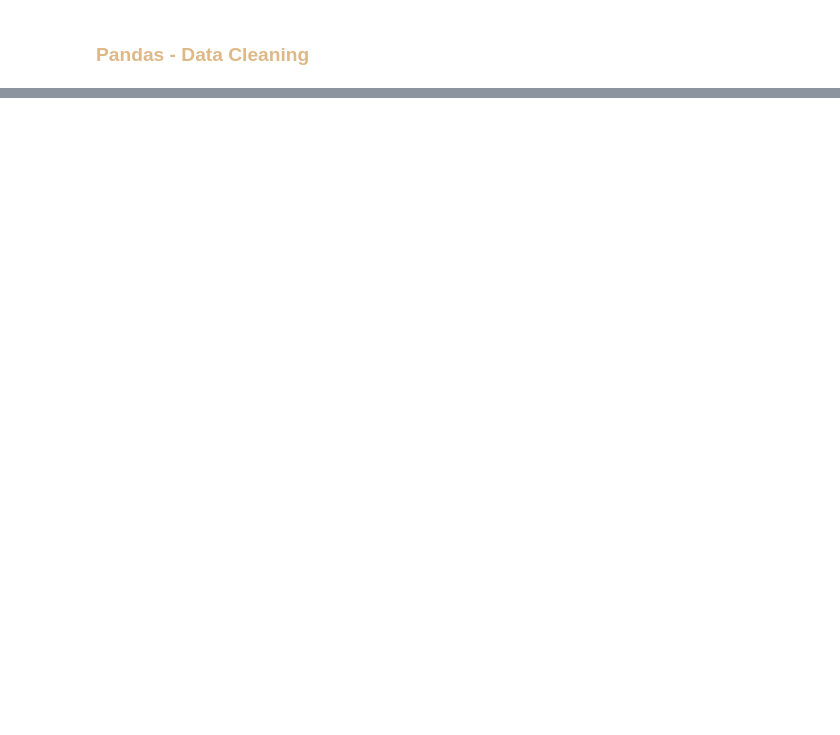
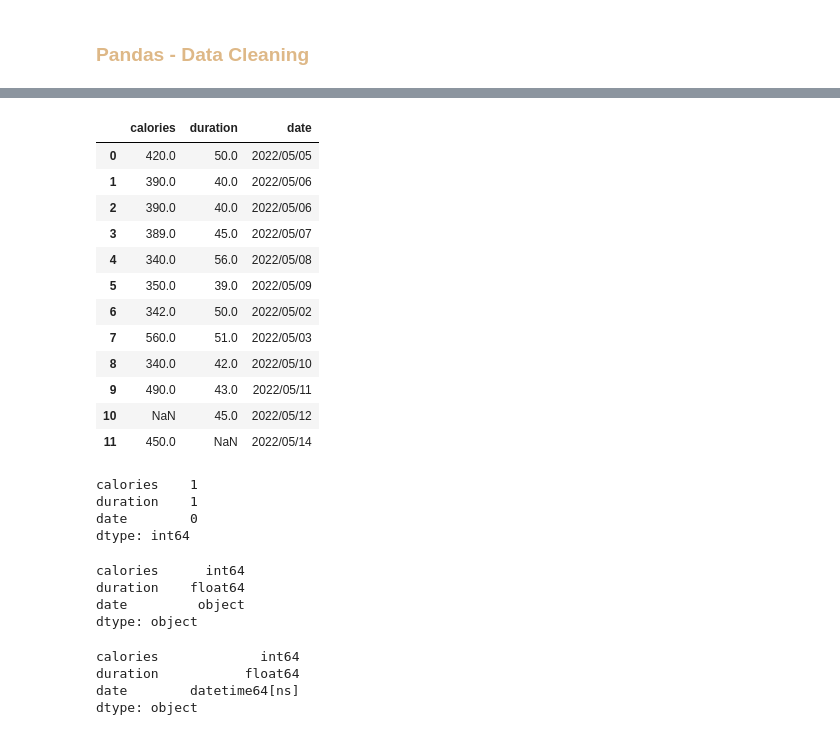
Before and after one commit to lekoundanmgedeon/data-collection-reports, a Jupyter notebook: dc1/introductions.ipynb, the cells around one changed output, grey strips where cells are left out. Cells and saved outputs as stored; diff of their text form; code cells hidden in the pictures; blank space fills up the shorter version.

```diff
--- a/dc1/introductions.ipynb
+++ b/dc1/introductions.ipynb
@@ -116,0 +294,17 @@ data_csv
+# %%
+df2 = pd.read_csv('data/data.csv')
+df2
+# %% [output]
+|  | calories | duration | date |
+| 0 | 420.0 | 50.0 | 2022/05/05 |
+| 1 | 390.0 | 40.0 | 2022/05/06 |
+| 2 | 390.0 | 40.0 | 2022/05/06 |
+| 3 | 389.0 | 45.0 | 2022/05/07 |
+| 4 | 340.0 | 56.0 | 2022/05/08 |
+| 5 | 350.0 | 39.0 | 2022/05/09 |
+| 6 | 342.0 | 50.0 | 2022/05/02 |
+| 7 | 560.0 | 51.0 | 2022/05/03 |
+| 8 | 340.0 | 42.0 | 2022/05/10 |
+| 9 | 490.0 | 43.0 | 2022/05/11 |
+| 10 | NaN | 45.0 | 2022/05/12 |
+| 11 | 450.0 | NaN | 2022/05/14 |
@@ -117,2 +314,9 @@ data_csv
+# %%
+df2.isnull().sum()
+# %% [output]
+calories    1
+duration    1
+date        0
+dtype: int64
 # %%
 # Replace null values by the mean
@@ -128,7 +336,21 @@ data_csv
 # %%
 # Convert calories in integer using astype
 # import data1.csv
+df.calories = df.calories.astype('int64')
+df.dtypes
+# %% [output]
+calories      int64
+duration    float64
+date         object
+dtype: object
 # %%
 # convert data in datetime64 using astype
+df.date = df.date.astype('datetime64[ns]')
+df.dtypes
+# %% [output]
+calories             int64
+duration           float64
+date        datetime64[ns]
+dtype: object
 # %%
 # Delete rows (axis = 0)
```
Also changed, not shown: parts of 39 cells of this notebook.
